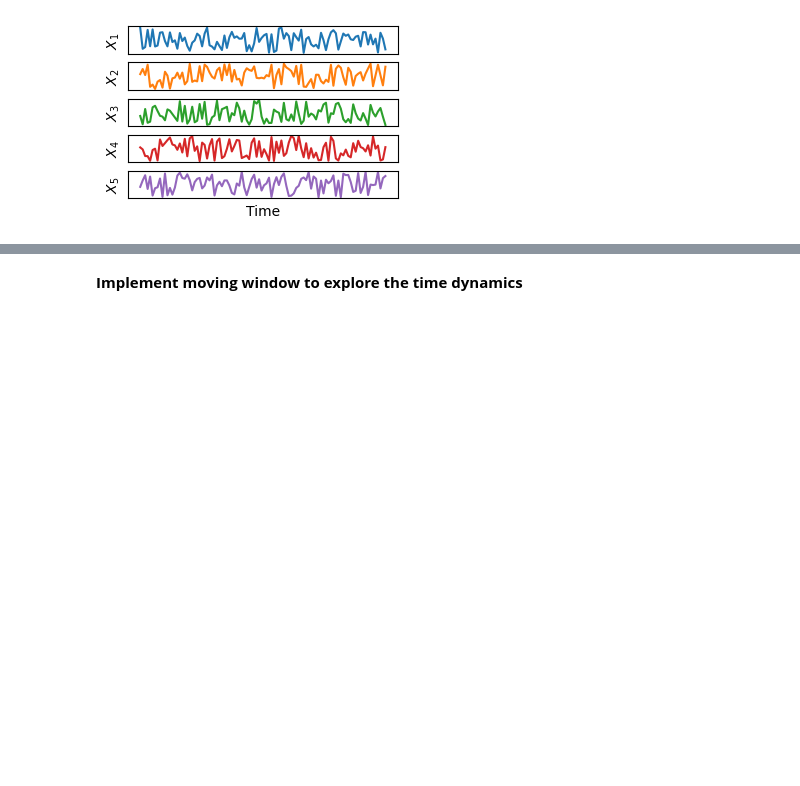
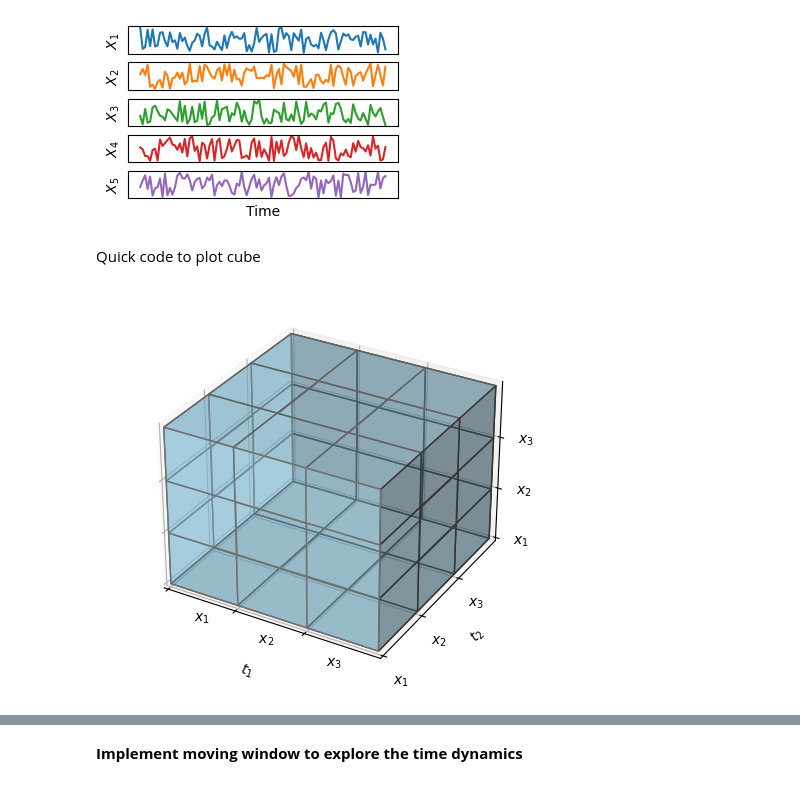
Before and after one commit to cyrilrommens/PhD_1, a Jupyter notebook: timeseries_moving_window.ipynb, the cells around one changed output, grey strips where cells are left out. Cells and saved outputs as stored; diff of their text form; code cells hidden in the pictures; blank space fills up the shorter version.

```diff
--- a/timeseries_moving_window.ipynb
+++ b/timeseries_moving_window.ipynb
@@ -33,3 +34,43 @@ axes[-1].set_xlabel("Time")
 plt.show()
 # %% [output]
 [figure]
+# %% [markdown]
+Quick code to plot cube
+# %%
+# Create a figure and a 3D axis
+fig = plt.figure(figsize=(5, 5))
+ax = fig.add_subplot(111, projection='3d')
+
+# Generate coordinates for the 3x3x3 grid
+x, y, z = np.meshgrid(range(3), range(3), range(3))
+
+# Define the voxel grid
+voxels = np.ones((3, 3, 3), dtype=bool)
+
+# Plot the voxels
+ax.voxels(voxels, facecolors='skyblue', alpha=0.4, edgecolors='gray')
+
+tick_positions = [0, 1, 2]
+tick_labels_x = ['                    $x_1$', '                   $x_2$', '                  $x_3$']
+tick_labels = ['$x_1$', '$x_2$', '$x_3$']
+ax.set_xticks(tick_positions)
+ax.set_yticks(tick_positions)
+ax.set_zticks(tick_positions)
+ax.set_xticklabels(tick_labels_x)
+ax.set_yticklabels(tick_labels)
+ax.set_zticklabels(tick_labels)
+
+# Set the axis labels
+ax.set_xlabel('$t_1$')
+ax.set_ylabel('$t_2$')
+ax.set_zlabel('$t_3$')
+
+# Set axis limits
+ax.set_xlim(0, 3)
+ax.set_ylim(0, 3)
+ax.set_zlim(0, 3)
+
+# Display the plot
+plt.show()
+# %% [output]
+[figure, added]
```
Also changed, not shown: parts of 7 cells of this notebook, 1 other file.
